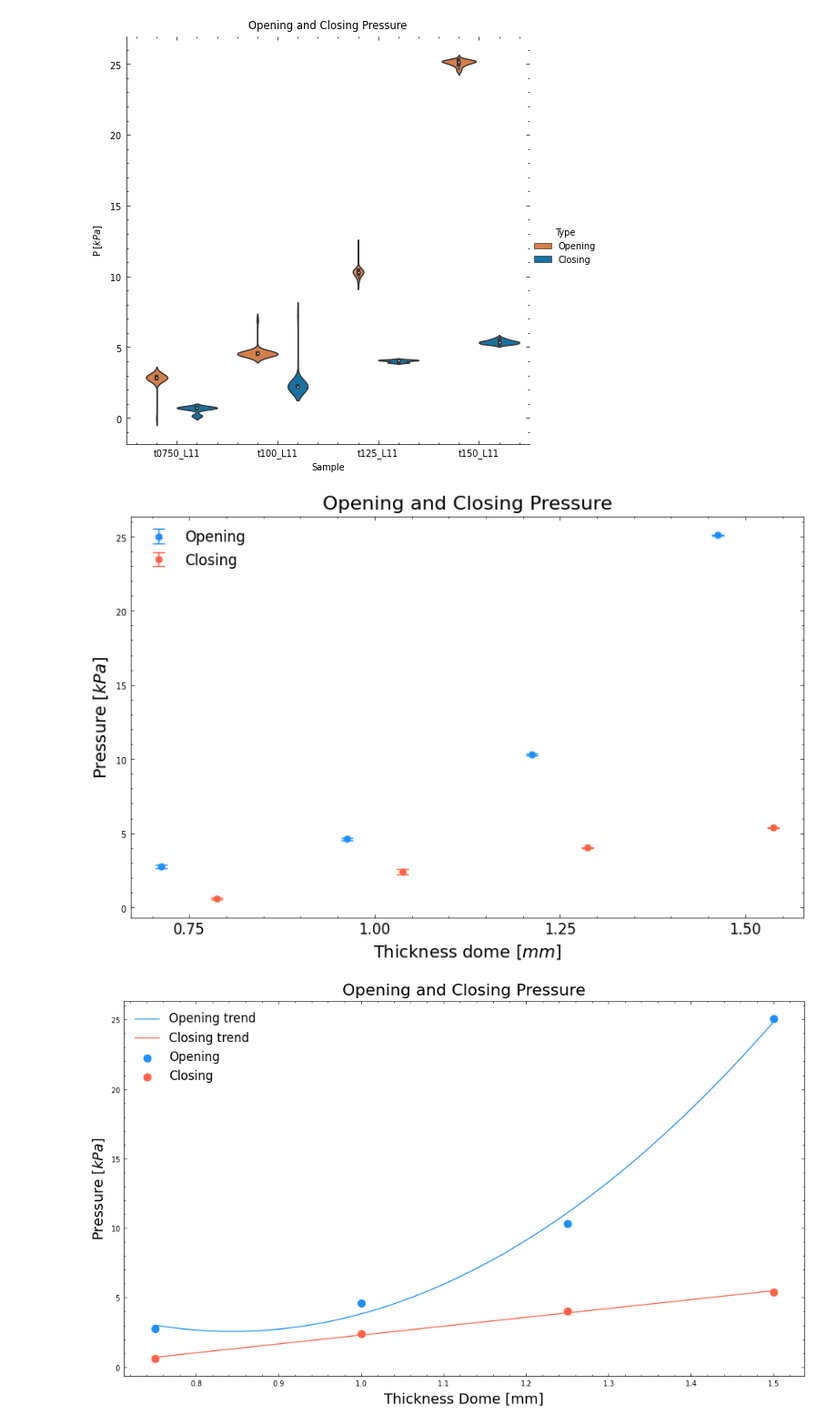
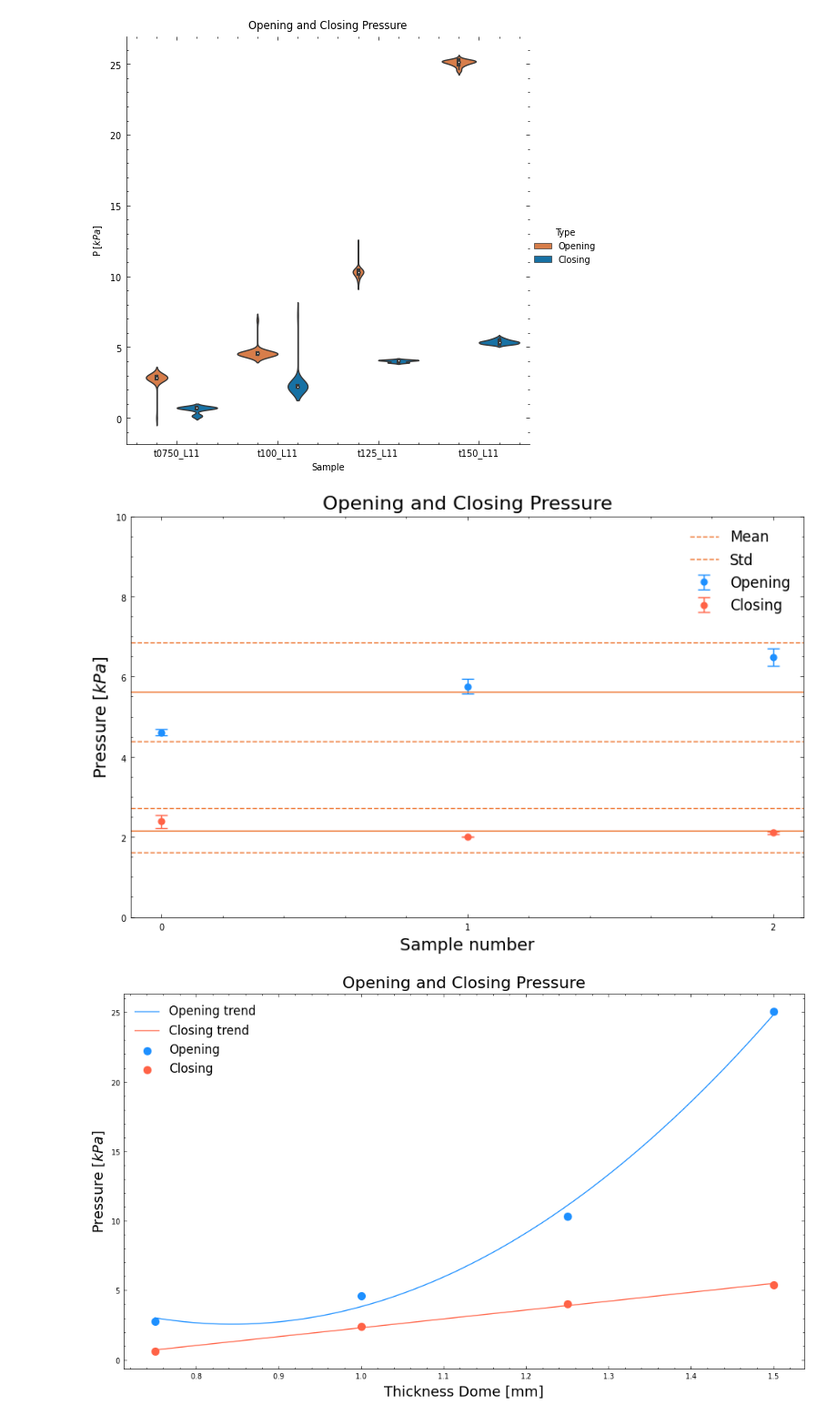
Before and after one commit to Olviel/Thermal_Soft_Robotics, a Jupyter notebook: Thermal_actuation/Experimental/Fluidic/Rothmund_Pressure_release/Valve_leak_test_rothmund_v3.ipynb, the cells around one changed output. Shown at 91% size. Saved outputs shown, nothing was run; the diff lists cells and outputs as text; code cells hidden in the pictures.

```diff
--- a/Thermal_actuation/Experimental/Fluidic/Rothmund_Pressure_release/Valve_leak_test_rothmund_v3.ipynb
+++ b/Thermal_actuation/Experimental/Fluidic/Rothmund_Pressure_release/Valve_leak_test_rothmund_v3.ipynb
@@ -139,11 +139,11 @@ KeyError: 'AWM5-5'
 Prepare data: slice per run
 # %%
 # Digi-out is reversed in fluidic 1. ds30_r9_T100_L05
-data[0][3]['DigOut-1'] = [1 if x==0 else 0 for x in data[0][3]['DigOut-1']]
+# data[0][3]['DigOut-1'] = [1 if x==0 else 0 for x in data[0][3]['DigOut-1']]
 # %%
 # To prep data for repeatability plot
-#for uu in range(len(data[0])):
-    # if uu ==0:
-    #     continue
-    # else:
-    #     data[0][uu]['DigOut-1'] = [1 if x==0 else 0 for x in data[0][uu]['DigOut-1']]
+for uu in range(len(data[0])):
+    if uu ==0:
+        continue
+    else:
+        data[0][uu]['DigOut-1'] = [1 if x==0 else 0 for x in data[0][uu]['DigOut-1']]
@@ -152,6 +150,6 @@ IndentationError: unexpected indent (1454102471.py, line 3)
 # %%
 # Prep for thickness plot
-data[0][0]['DigOut-1'] = [1 if x==0 else 0 for x in data[0][0]['DigOut-1']]
+# data[0][0]['DigOut-1'] = [1 if x==0 else 0 for x in data[0][0]['DigOut-1']]
 # %%
 # Slice data per run
 
@@ -223,5 +220,5 @@ for index,value in enumerate(data[0]):
 # %%
-qq = 3
+qq = 2
 for uu, yy in enumerate(data_sliced[qq]):
     Q = yy['Rescaled_Flow']
     P = yy['Pressure']
@@ -512,10 +509,13 @@ fig, ax = plt.subplots(figsize=(10, 6))
 box_width = 0.3
 
 # Positions of the opening pressure boxplots
-open_positions = [x - box_width / 2 for x in range(len(P_open))]
+open_positions = [x  for x in range(len(P_open))]
 
 # Positions of the closing pressure boxplots
-close_positions = [x + box_width / 2 for x in range(len(P_close))]
+close_positions = [x  for x in range(len(P_close))]
+
+all_open_data = []
+all_close_data = []
 
 # Error bar plot of mean and SEM for individual data points
 for i, (open_data, close_data) in enumerate(zip(P_open, P_close)):
@@ -530,39 +530,53 @@ for i, (open_data, close_data) in enumerate(zip(P_open, P_close)):
     close_mean = np.mean(close_data)
     close_sem = np.std(close_data) / np.sqrt(len(close_data))
 
+    all_open_data.extend(open_data)
+    all_close_data.extend(close_data)
+
     # Plot error bar for closing pressures
     ax.errorbar(close_positions[i], close_mean, yerr=close_sem, color='tomato', capsize=5, marker='o', markersize=5, linestyle='', label='Closing' if i==0 else "")
+
+# Set mean and std lines
+ax.axhline(np.mean(all_open_data))
+ax.axhline(np.mean(all_open_data)+np.std(all_open_data),linestyle='--',label = 'Mean')
+ax.axhline(np.mean(all_open_data)-np.std(all_open_data),linestyle='--', label = 'Std')
+
+ax.axhline(np.mean(all_close_data))
+ax.axhline(np.mean(all_close_data)+np.std(all_close_data),linestyle='--')
+ax.axhline(np.mean(all_close_data)-np.std(all_close_data),linestyle='--')
+
 
 # Set the title and labels
 ax.set_title("Opening and Closing Pressure", fontsize=16)
 ax.set_ylabel("Pressure [$kPa$]", fontsize=14)
-ax.set_xlabel("Thickness dome [$mm$]", fontsize=14)
+ax.set_xlabel("Sample number", fontsize=14)
+ax.set_ylim(0,10)
 
 # Set the x-ticks and labels
 sample_names = data[1]['Samplename']
 sample_names_after_t = ['t' + name.split('t')[-1] for name in sample_names]
 
 # Set the x-ticks and labels
 tick_positions = range(len(sample_names_after_t))
 ax.set_xticks(tick_positions)
 
 # Manually set x-tick labels
-new_labels = ["0.75","1.00", "1.25","1.50"]
-ax.set_xticklabels(new_labels, fontsize=12)
+#new_labels = ["0.75","1.00", "1.25","1.50"]
+#ax.set_xticklabels(new_labels, fontsize=12)
 #ax.set_xticklabels(sample_names_after_t, fontsize=12)
 
 # Show the legend
 handles, labels = ax.get_legend_handles_labels()
 ax.legend(handles, labels, fontsize=12)
 
 # Set ylim
 #ax.set_ylim(0, 10)
 
 
 
 plt.show()
 # %% [output]
-[figure, old version]
+[figure, new version]
 # %%
 
 
```
Also changed, not shown: parts of 6 cells of this notebook.
